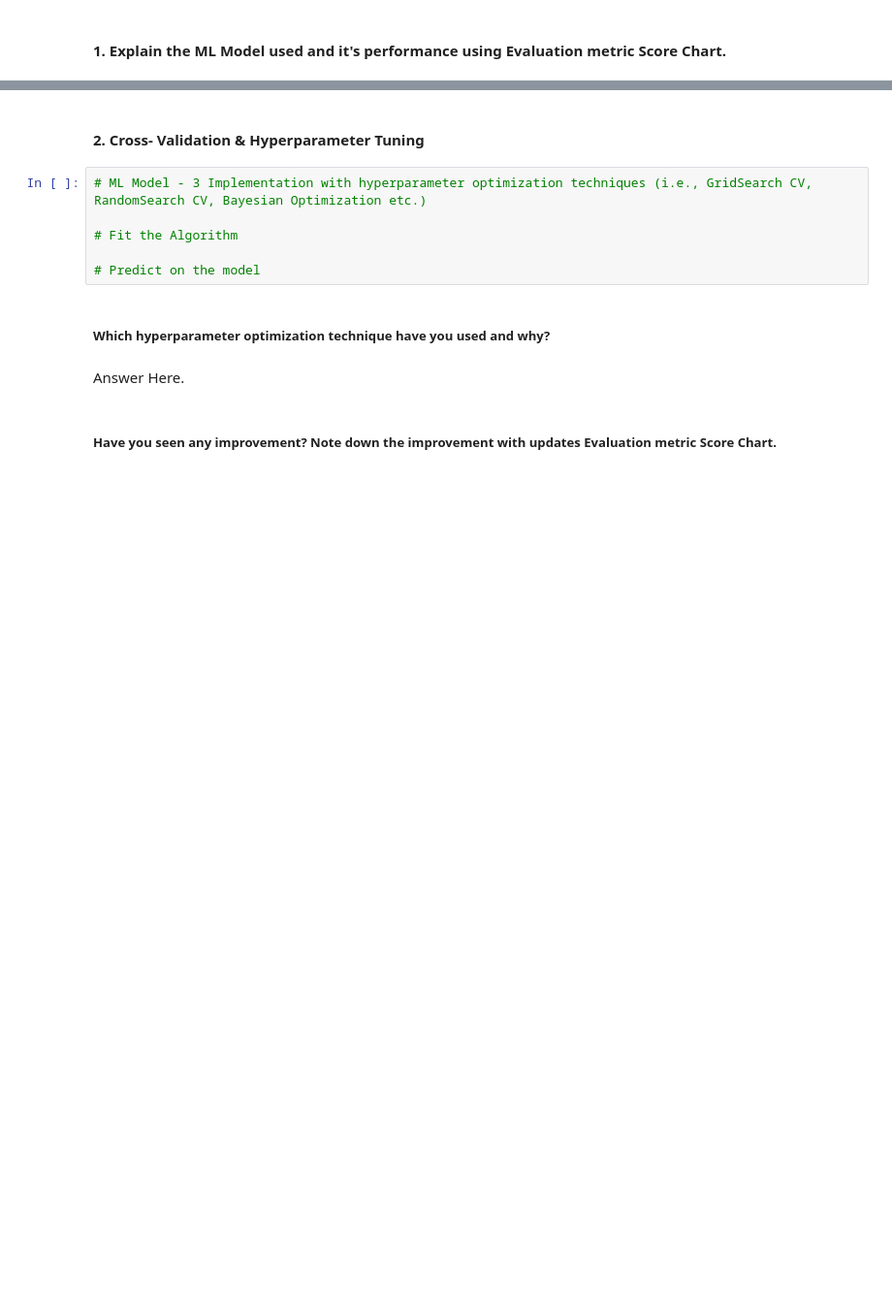
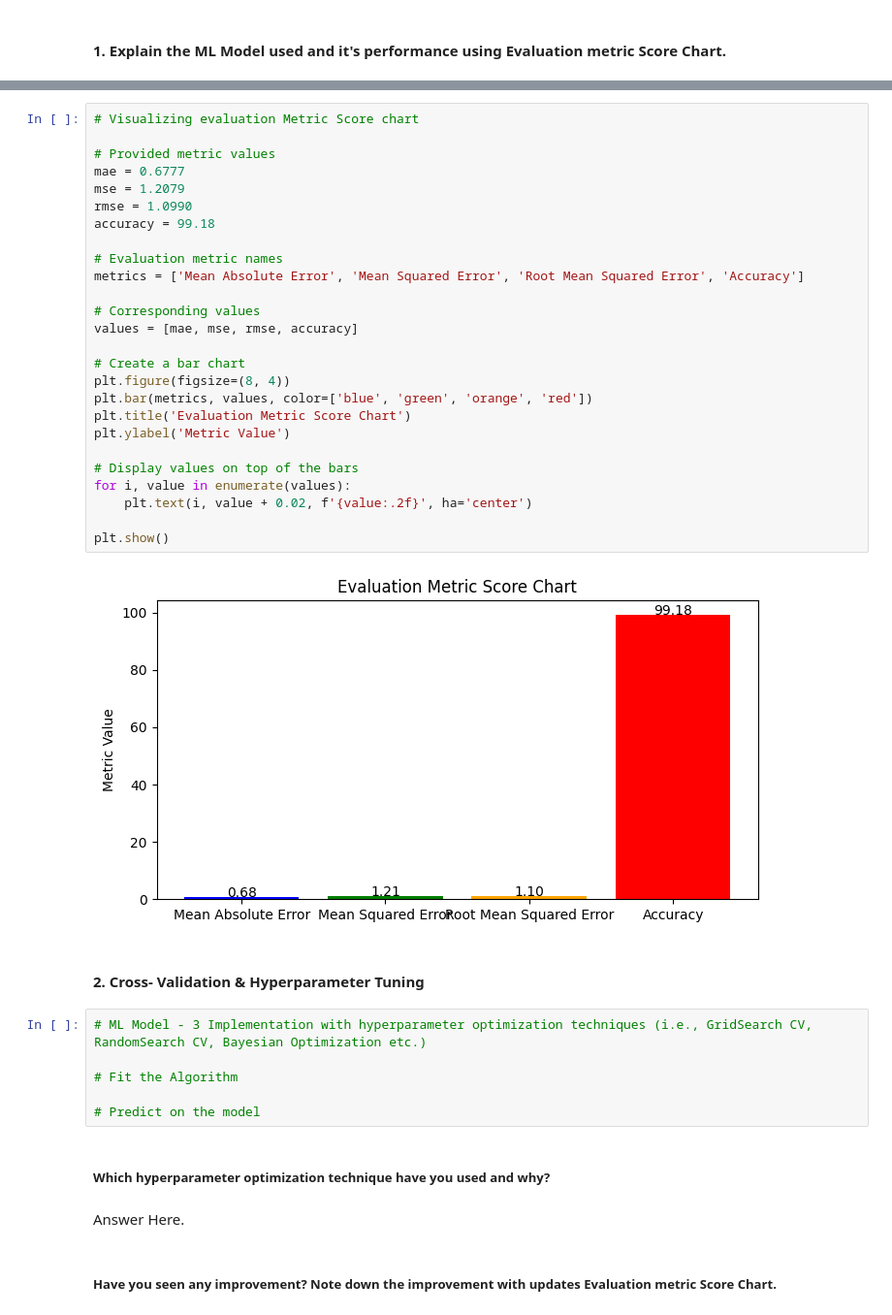
Before and after one commit to mradulkankaria/Capstone-2, a Jupyter notebook: Regression_Yes_Bank_Stock_Closing_Price_Prediction_Submission_Template.ipynb, the cells around one changed output, grey strips where cells are left out. Shown: that part at 97% size. Drawn from its saved outputs; the diff is of its cells as text; blank space fills up the shorter version.

```diff
--- a/Regression_Yes_Bank_Stock_Closing_Price_Prediction_Submission_Template.ipynb
+++ b/Regression_Yes_Bank_Stock_Closing_Price_Prediction_Submission_Template.ipynb
@@ -752,3 +856,31 @@ Stats on
+# %%
+# Visualizing evaluation Metric Score chart
+
+# Provided metric values
+mae = 0.6777
+mse = 1.2079
+rmse = 1.0990
+accuracy = 99.18
+
+# Evaluation metric names
+metrics = ['Mean Absolute Error', 'Mean Squared Error', 'Root Mean Squared Error', 'Accuracy']
+
+# Corresponding values
+values = [mae, mse, rmse, accuracy]
+
+# Create a bar chart
+plt.figure(figsize=(8, 4))
+plt.bar(metrics, values, color=['blue', 'green', 'orange', 'red'])
+plt.title('Evaluation Metric Score Chart')
+plt.ylabel('Metric Value')
+
+# Display values on top of the bars
+for i, value in enumerate(values):
+    plt.text(i, value + 0.02, f'{value:.2f}', ha='center')
+
+plt.show()
+# %% [output]
+[figure, added]
 # %% [markdown]
 #### 2. Cross- Validation & Hyperparameter Tuning
 # %%
```
Also changed, not shown: parts of 60 cells of this notebook.
